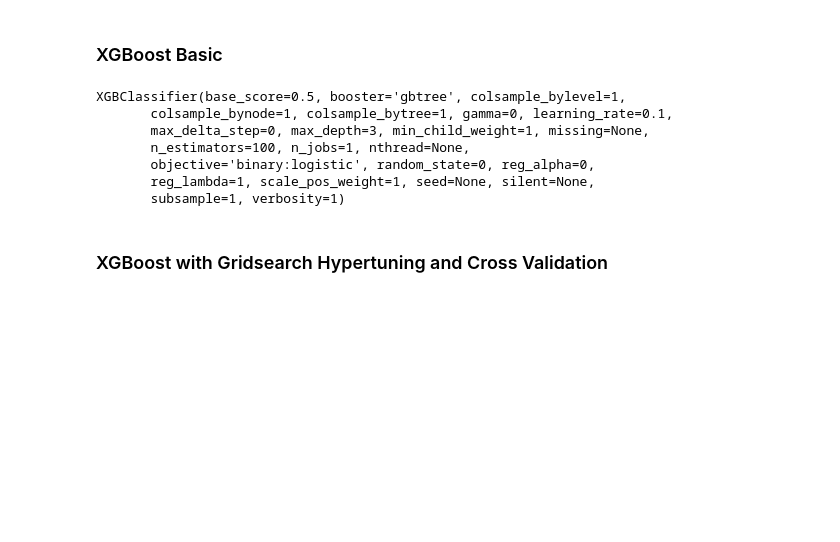
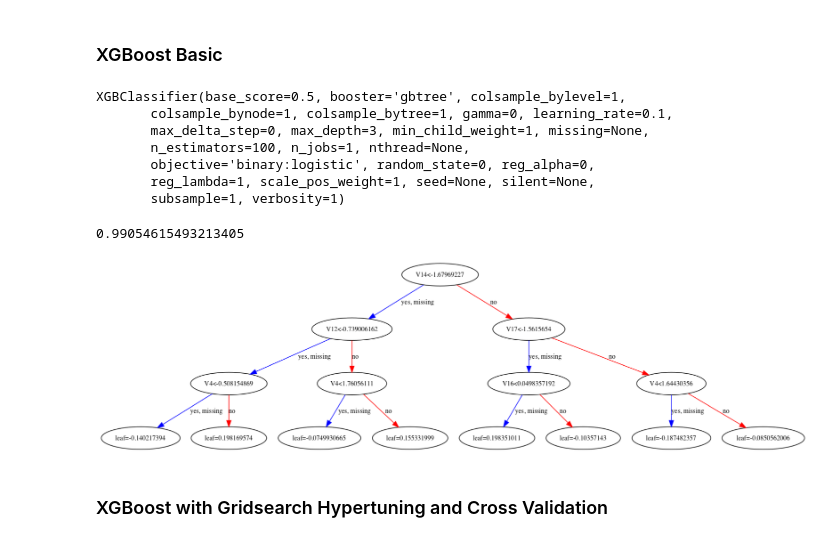
Before and after one commit to Eva-Zhong/fraud-detection-kaggle, a Jupyter notebook: 3 - XGBoost and Random Forest.ipynb, the cells around one changed output. Drawn from its saved outputs; the diff is of its cells as text; code cells hidden in the pictures; blank space fills up the shorter version.

Commit message:
run model on test set

```diff
--- a/3 - XGBoost and Random Forest.ipynb
+++ b/3 - XGBoost and Random Forest.ipynb
@@ -63,7 +63,7 @@ X.shape
 # %%
 from sklearn.model_selection import train_test_split
 
-X_sub, X_test, y_sub, y_test = train_test_split(X, y, test_size=0.5, random_state=42)
+X_sub, X_sub_test, y_sub, y_sub_test = train_test_split(X, y, test_size=0.5, random_state=42)
 # %% [markdown]
 ### Random Forest
 # %% [markdown]
@@ -82,6 +82,18 @@ XGBClassifier(base_score=0.5, booster='gbtree', colsample_bylevel=1,
        objective='binary:logistic', random_state=0, reg_alpha=0,
        reg_lambda=1, scale_pos_weight=1, seed=None, silent=None,
        subsample=1, verbosity=1)
+# %%
+bst.score(X_test,y_test)
+# %% [output]
+0.99054615493213405
+# %%
+from xgboost import plot_tree
+
+plot_tree(bst)
+fig = plt.gcf()
+fig.set_size_inches(150, 100)
+# %% [output]
+[figure, added]
 # %% [markdown]
 ### XGBoost with Gridsearch Hypertuning and Cross Validation
 # %%
```
Also changed, not shown: parts of 24 cells of this notebook.
